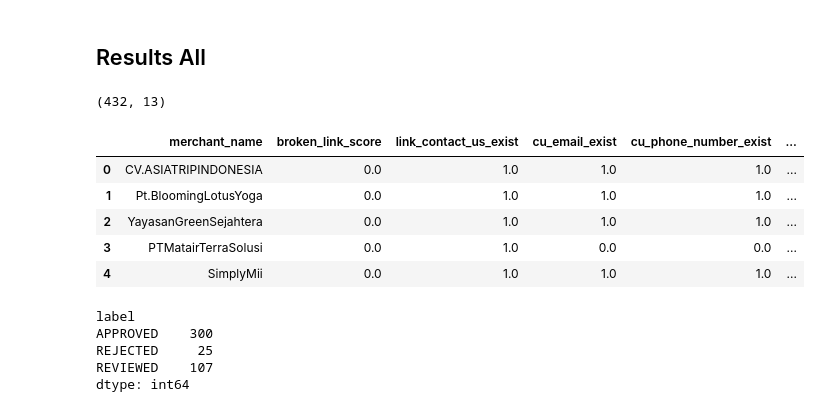
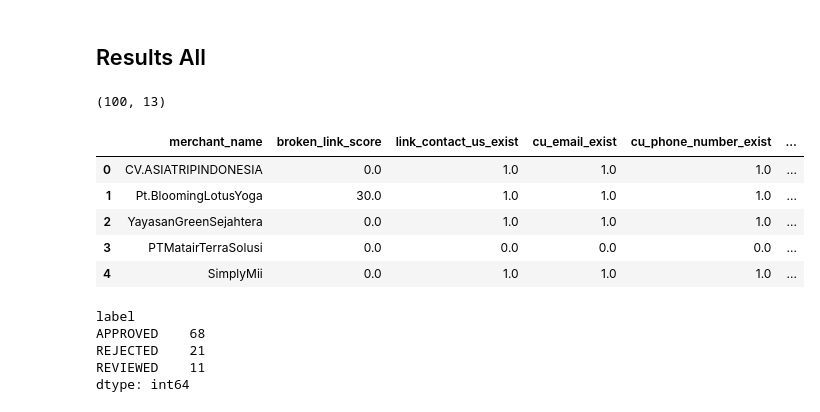
Before and after one commit to bahyhelmihp/web-crawler, a Jupyter notebook: api/datasets/Analysis Result.ipynb, the cells around one changed output. Cells and saved outputs as stored; diff of their text form; code cells hidden in the pictures.

```diff
--- a/api/datasets/Analysis Result.ipynb
+++ b/api/datasets/Analysis Result.ipynb
@@ -9,18 +37,18 @@ import numpy as np
 # %% [markdown]
 ## Results All
 # %%
-all_df = pd.concat([pd.read_csv("tes1.csv"), pd.read_csv("tes2.csv"), pd.read_csv("tes3.csv"), pd.read_csv("tes4.csv")]\
+df = pd.concat([pd.read_csv("tes_44.csv"), pd.read_csv("tes_100.csv")]\
               ).iloc[:,1:].drop_duplicates()
 # %%
-all_df.shape
+df.shape
 # %% [output]
-(432, 13)
+(100, 13)
 # %%
-all_df.head()
+df.head()
 # %% [output]
 |  | merchant_name | broken_link_score | link_contact_us_exist | cu_email_exist | cu_phone_number_exist | ... |
 | 0 | CV.ASIATRIPINDONESIA | 0.0 | 1.0 | 1.0 | 1.0 | ... |
-| 1 | Pt.BloomingLotusYoga | 0.0 | 1.0 | 1.0 | 1.0 | ... |
+| 1 | Pt.BloomingLotusYoga | 30.0 | 1.0 | 1.0 | 1.0 | ... |
 | 2 | YayasanGreenSejahtera | 0.0 | 1.0 | 1.0 | 1.0 | ... |
-| 3 | PTMatairTerraSolusi | 0.0 | 1.0 | 0.0 | 0.0 | ... |
+| 3 | PTMatairTerraSolusi | 0.0 | 0.0 | 0.0 | 0.0 | ... |
 | 4 | SimplyMii | 0.0 | 1.0 | 1.0 | 1.0 | ... |
@@ -27,8 +59,8 @@ all_df.head()
 # %%
-all_df.groupby("label").size()
+df.groupby("label").size()
 # %% [output]
 label
-APPROVED    300
-REJECTED     25
-REVIEWED    107
+APPROVED    68
+REJECTED    21
+REVIEWED    11
 dtype: int64
```
Also changed, not shown: parts of 20 cells of this notebook, 4 other files.
